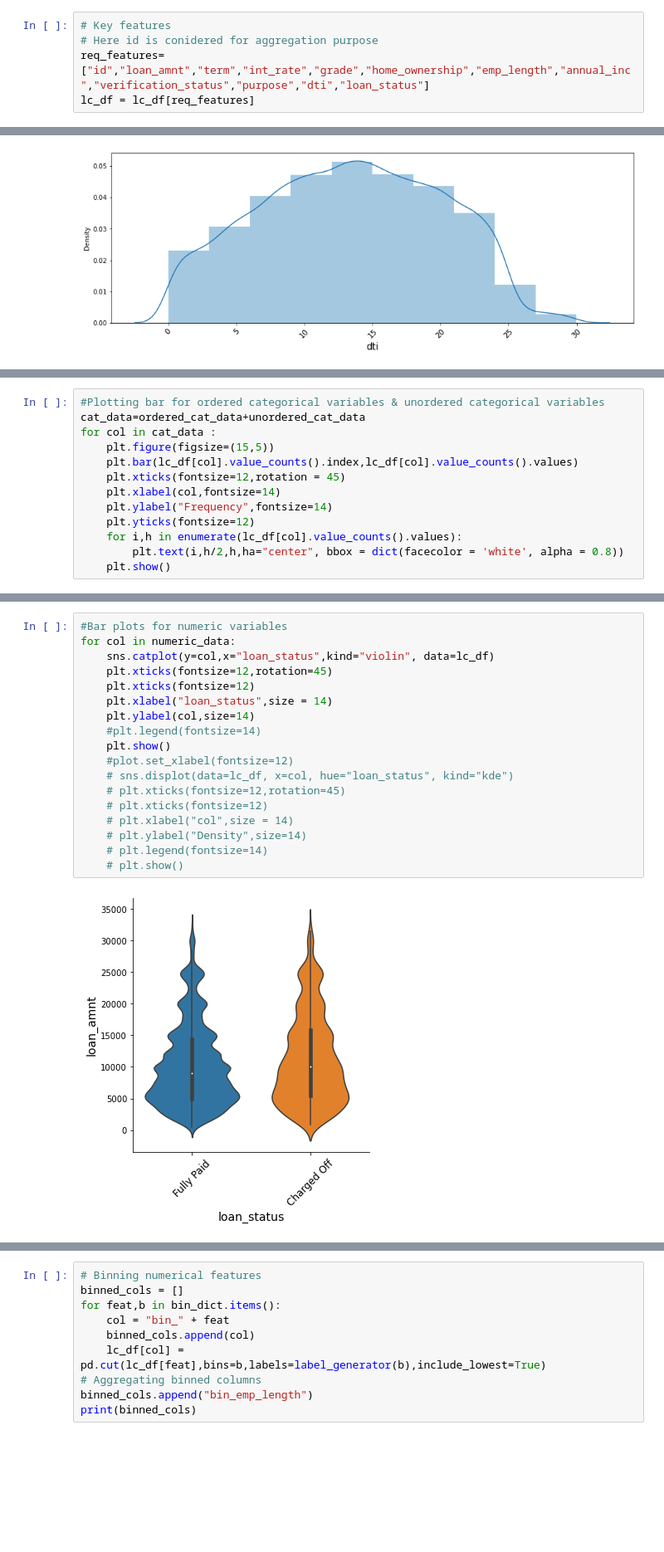
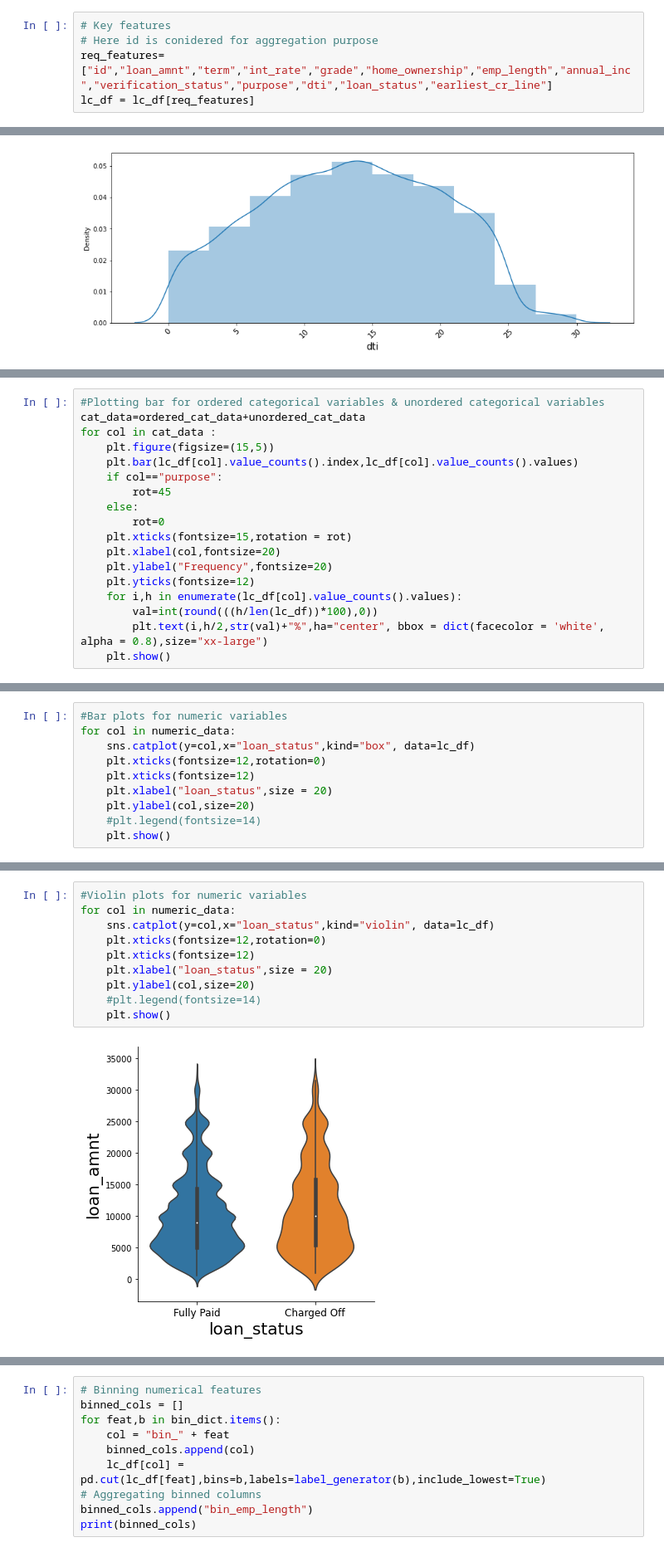
Before and after one commit to karthickchetti/LendingClubCaseStudy, a Jupyter notebook: Karthick_Chetti.ipynb, the cells around one changed output, grey strips where cells are left out. Shown at 83% size. Drawn from its saved outputs; the diff is of its cells as text; blank space fills up the shorter version.

```diff
--- a/Karthick_Chetti.ipynb
+++ b/Karthick_Chetti.ipynb
@@ -109,7 +124,7 @@ However it is important to select the most relevant columns out of these 43 for
 # %%
 # Key features
 # Here id is conidered for aggregation purpose
-req_features=["id","loan_amnt","term","int_rate","grade","home_ownership","emp_length","annual_inc","verification_status","purpose","dti","loan_status"]
+req_features=["id","loan_amnt","term","int_rate","grade","home_ownership","emp_length","annual_inc","verification_status","purpose","dti","loan_status","earliest_cr_line"]
 lc_df = lc_df[req_features]
 # %%
 # Having a look at the data
@@ -340,11 +365,16 @@ cat_data=ordered_cat_data+unordered_cat_data
 for col in cat_data :
     plt.figure(figsize=(15,5))
     plt.bar(lc_df[col].value_counts().index,lc_df[col].value_counts().values)
-    plt.xticks(fontsize=12,rotation = 45)
-    plt.xlabel(col,fontsize=14)
-    plt.ylabel("Frequency",fontsize=14)
+    if col=="purpose":
+        rot=45
+    else:
+        rot=0
+    plt.xticks(fontsize=15,rotation = rot)
+    plt.xlabel(col,fontsize=20)
+    plt.ylabel("Frequency",fontsize=20)
     plt.yticks(fontsize=12)
     for i,h in enumerate(lc_df[col].value_counts().values):
-        plt.text(i,h/2,h,ha="center", bbox = dict(facecolor = 'white', alpha = 0.8))
+        val=int(round(((h/len(lc_df))*100),0))
+        plt.text(i,h/2,str(val)+"%",ha="center", bbox = dict(facecolor = 'white', alpha = 0.8),size="xx-large")
     plt.show()
 # %% [output]
@@ -415,3 +448,13 @@ min      900.000000     5.420000    4080.000000     0.000000
 50%    10000.000000    13.490000   51202.000000    14.355000
 75%    15850.000000    16.290000   70733.750000    19.382500
 max    32400.000000    24.400000  165000.000000    29.850000
+# %%
+#Bar plots for numeric variables
+for col in numeric_data:
+    sns.catplot(y=col,x="loan_status",kind="box", data=lc_df)
+    plt.xticks(fontsize=12,rotation=0)
+    plt.xticks(fontsize=12)
+    plt.xlabel("loan_status",size = 20)
+    plt.ylabel(col,size=20)
+    #plt.legend(fontsize=14)
+    plt.show()
@@ -424,20 +472,12 @@ max    32400.000000    24.400000  165000.000000    29.850000
 # %%
-#Bar plots for numeric variables
+#Violin plots for numeric variables
 for col in numeric_data:
     sns.catplot(y=col,x="loan_status",kind="violin", data=lc_df)
-    plt.xticks(fontsize=12,rotation=45)
+    plt.xticks(fontsize=12,rotation=0)
     plt.xticks(fontsize=12)
-    plt.xlabel("loan_status",size = 14)
-    plt.ylabel(col,size=14)
+    plt.xlabel("loan_status",size = 20)
+    plt.ylabel(col,size=20)
     #plt.legend(fontsize=14)
     plt.show()
-    #plot.set_xlabel(fontsize=12)
-    # sns.displot(data=lc_df, x=col, hue="loan_status", kind="kde")
-    # plt.xticks(fontsize=12,rotation=45)
-    # plt.xticks(fontsize=12)
-    # plt.xlabel("col",size = 14)
-    # plt.ylabel("Density",size=14)
-    # plt.legend(fontsize=14)
-    # plt.show()
 # %% [output]
-[figure, old version]
+[figure, new version]
```
Also changed, not shown: parts of 52 cells of this notebook, 1 other file.
